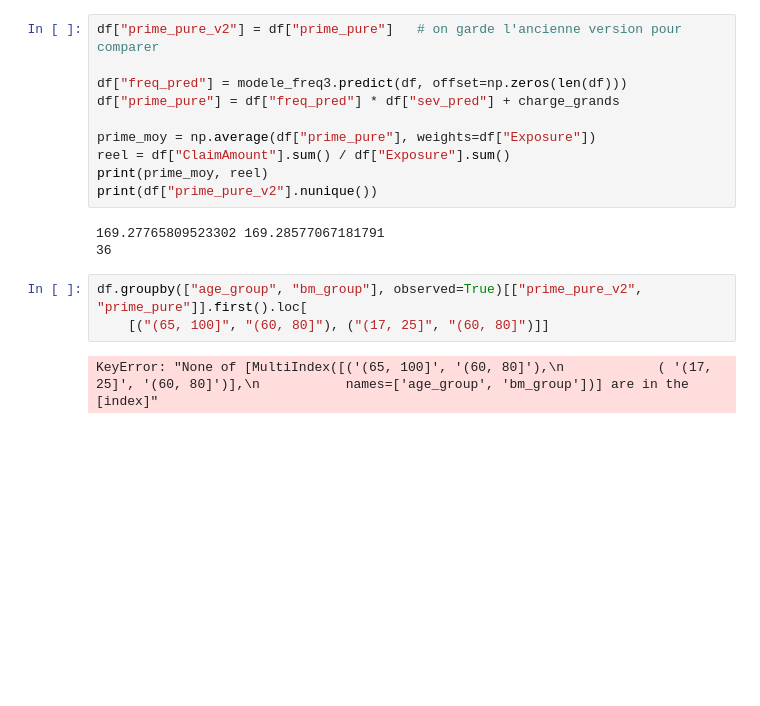
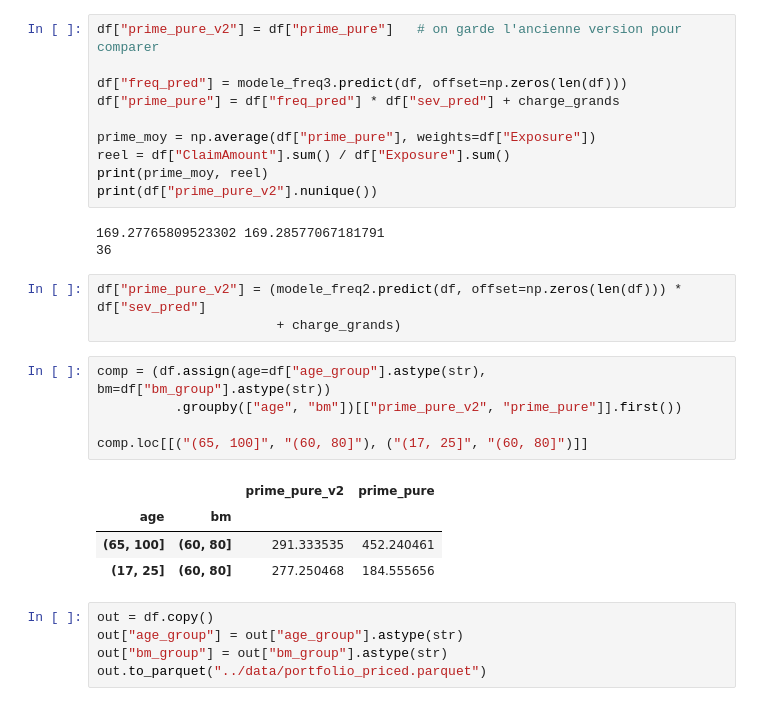
Before and after one commit to namngy/actuarial-portfolio-project, a Jupyter notebook: notebooks/02_pricing_frequency.ipynb, the cells around one changed output. Drawn from its saved outputs; the diff is of its cells as text; blank space fills up the shorter version.

```diff
--- a/notebooks/02_pricing_frequency.ipynb
+++ b/notebooks/02_pricing_frequency.ipynb
@@ -427,8 +422,21 @@ print(df["prime_pure_v2"].nunique())
 # %% [output]
 169.27765809523302 169.28577067181791
 36
-# %%
-df.groupby(["age_group", "bm_group"], observed=True)[["prime_pure_v2", "prime_pure"]].first().loc[
-    [("(65, 100]", "(60, 80]"), ("(17, 25]", "(60, 80]")]]
-# %% [output]
-KeyError: "None of [MultiIndex([('(65, 100]', '(60, 80]'),\n            ( '(17, 25]', '(60, 80]')],\n           names=['age_group', 'bm_group'])] are in the [index]"
+# %%
+df["prime_pure_v2"] = (modele_freq2.predict(df, offset=np.zeros(len(df))) * df["sev_pred"]
+                       + charge_grands)
+# %%
+comp = (df.assign(age=df["age_group"].astype(str), bm=df["bm_group"].astype(str))
+          .groupby(["age", "bm"])[["prime_pure_v2", "prime_pure"]].first())
+
+comp.loc[[("(65, 100]", "(60, 80]"), ("(17, 25]", "(60, 80]")]]
+# %% [output]
+|  |  | prime_pure_v2 | prime_pure |
+| age | bm |  |  |
+| (65, 100] | (60, 80] | 291.333535 | 452.240461 |
+| (17, 25] | (60, 80] | 277.250468 | 184.555656 |
+# %%
+out = df.copy()
+out["age_group"] = out["age_group"].astype(str)
+out["bm_group"] = out["bm_group"].astype(str)
+out.to_parquet("../data/portfolio_priced.parquet")
```
Also changed, not shown: parts of 1 cell of this notebook, 1 other file.
